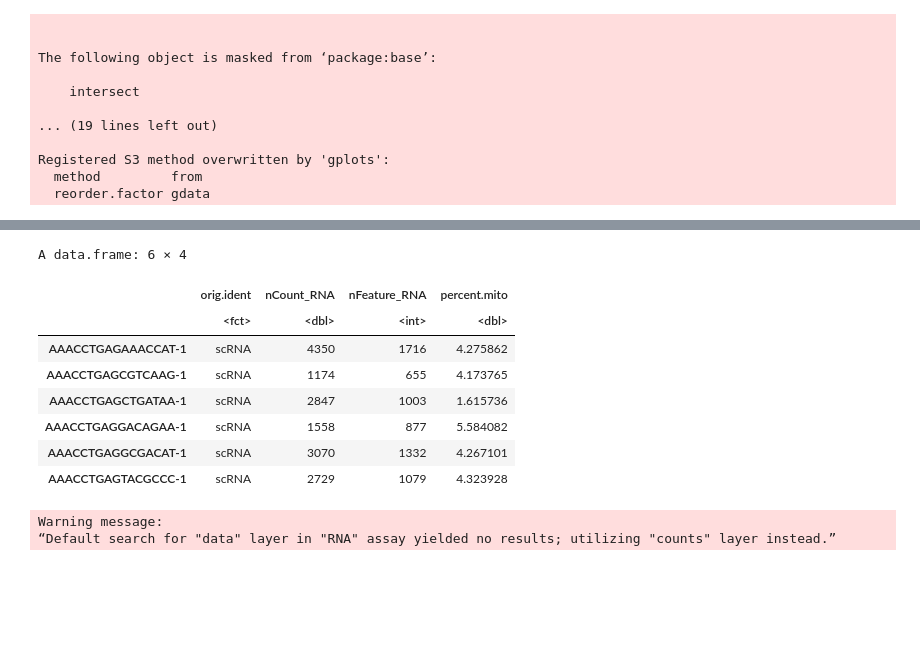
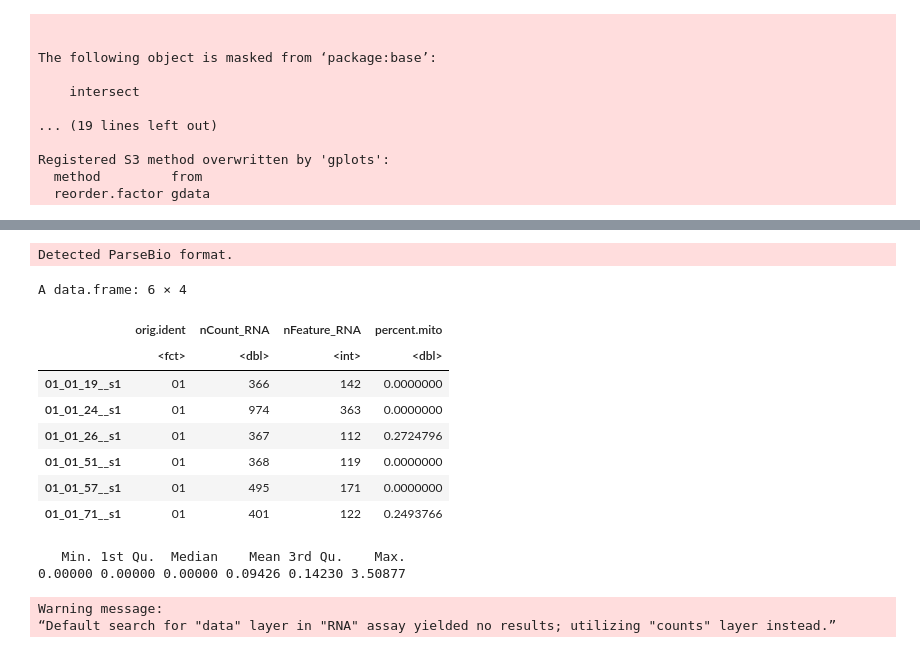
Before and after one commit to CCRSF-IFX/SF_sc-smk-wl, a Jupyter notebook: scripts/rna/sc_seurat.ipynb, the cells around one changed output, grey strips where cells are left out. Saved outputs shown, nothing was run; the diff lists cells and outputs as text; code cells hidden in the pictures; blank space fills up the shorter version.

Commit message:
Add support for parsebio

```diff
--- a/scripts/rna/sc_seurat.ipynb
+++ b/scripts/rna/sc_seurat.ipynb
@@ -69,3 +71,30 @@ count_mtx = Read10X(data.dir = opt$data.dir)
+# %%
+# Initialize variable (optional but explicit)
+count_mtx <- NULL
+
+# Define file paths
+parsebio_files <- c("count_matrix.mtx", "all_genes.csv", "cell_metadata.csv")
+tenx_files <- c("matrix.mtx", "matrix.mtx.gz",
+                "features.tsv", "features.tsv.gz",
+                "genes.tsv", "genes.tsv.gz",
+                "barcodes.tsv", "barcodes.tsv.gz")
+
+# Check file existence
+has_parsebio <- all(file.exists(file.path(opt$data.dir, parsebio_files)))
+has_10x <- any(file.exists(file.path(opt$data.dir, tenx_files)))
+
+# Select reader
+if (has_parsebio) {
+  message("Detected ParseBio format.")
+  count_mtx <- ReadParseBio(data.dir = opt$data.dir)
+} else if (has_10x) {
+  message("Detected 10x Genomics format.")
+  count_mtx <- Read10X(data.dir = opt$data.dir)
+} else {
+  stop("No recognized data format found in: ", opt$data.dir)
+}
+# %% [output]
+Detected ParseBio format.
 # %%
 count_mtx <- count_mtx[(nrow(count_mtx)/2):nrow(count_mtx), 1:1000]                # %exclude_jupyterlab%
 # %%
@@ -77,23 +106,26 @@ seur <- CreateSeuratObject(counts = count_mtx,
 rm(count_mtx)
 # %%
 #find mitochondrial genes
-if (opt$genome == "mm10") {
+if (startsWith(opt$genome, "mm10") | startsWith(opt$genome, "mm39")) {
         seur[["percent.mito"]] <- PercentageFeatureSet(seur, pattern="^mt-")
-} else if (opt$genome == "hg19" | opt$genome == "hg38") {
+} else if (startsWith(opt$genome, "hg19") | startsWith(opt$genome, "hg38")) {
         seur[["percent.mito"]] <- PercentageFeatureSet(seur, pattern="^MT-")
 }
 # %%
 head(seur@meta.data)
+summary(seur@meta.data$percent.mito)
 # %% [output]
 A data.frame: 6 × 4
 |  | orig.ident | nCount_RNA | nFeature_RNA | percent.mito |
 |  | <fct> | <dbl> | <int> | <dbl> |
-| AAACCTGAGAAACCAT-1 | scRNA | 4350 | 1716 | 4.275862 |
-| AAACCTGAGCGTCAAG-1 | scRNA | 1174 | 655 | 4.173765 |
-| AAACCTGAGCTGATAA-1 | scRNA | 2847 | 1003 | 1.615736 |
-| AAACCTGAGGACAGAA-1 | scRNA | 1558 | 877 | 5.584082 |
-| AAACCTGAGGCGACAT-1 | scRNA | 3070 | 1332 | 4.267101 |
-| AAACCTGAGTACGCCC-1 | scRNA | 2729 | 1079 | 4.323928 |
+| 01_01_19__s1 | 01 | 366 | 142 | 0.0000000 |
+| 01_01_24__s1 | 01 | 974 | 363 | 0.0000000 |
+| 01_01_26__s1 | 01 | 367 | 112 | 0.2724796 |
+| 01_01_51__s1 | 01 | 368 | 119 | 0.0000000 |
+| 01_01_57__s1 | 01 | 495 | 171 | 0.0000000 |
+| 01_01_71__s1 | 01 | 401 | 122 | 0.2493766 |
+   Min. 1st Qu.  Median    Mean 3rd Qu.    Max.
+0.00000 0.00000 0.00000 0.09426 0.14230 3.50877
 # %%
 png("VlnPlot_PreFilter.png", height=7, width=7, units='in', res=200)
 VlnPlot(seur, features = c("nFeature_RNA", "nCount_RNA", "percent.mito"), ncol = 3)
```
Also changed, not shown: parts of 7 cells of this notebook, 1 other file.
